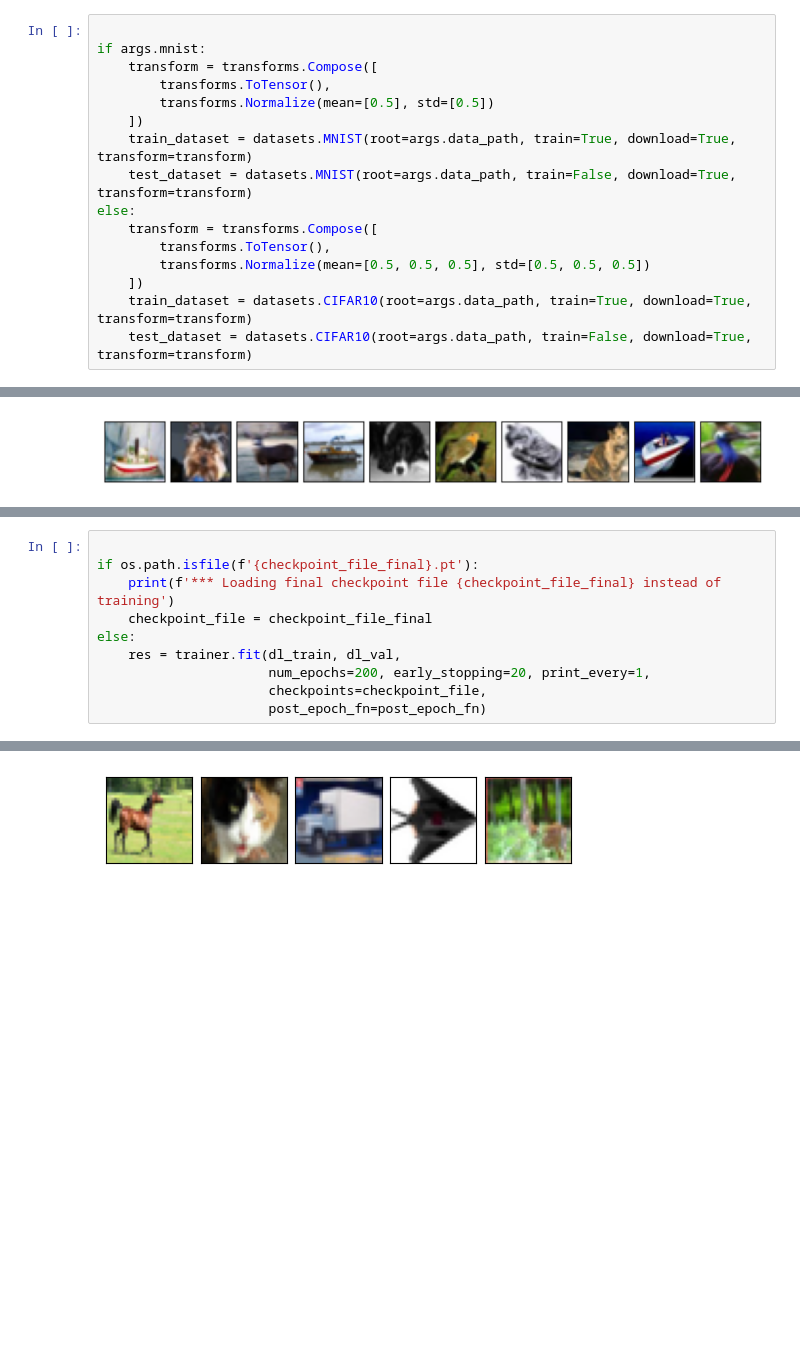
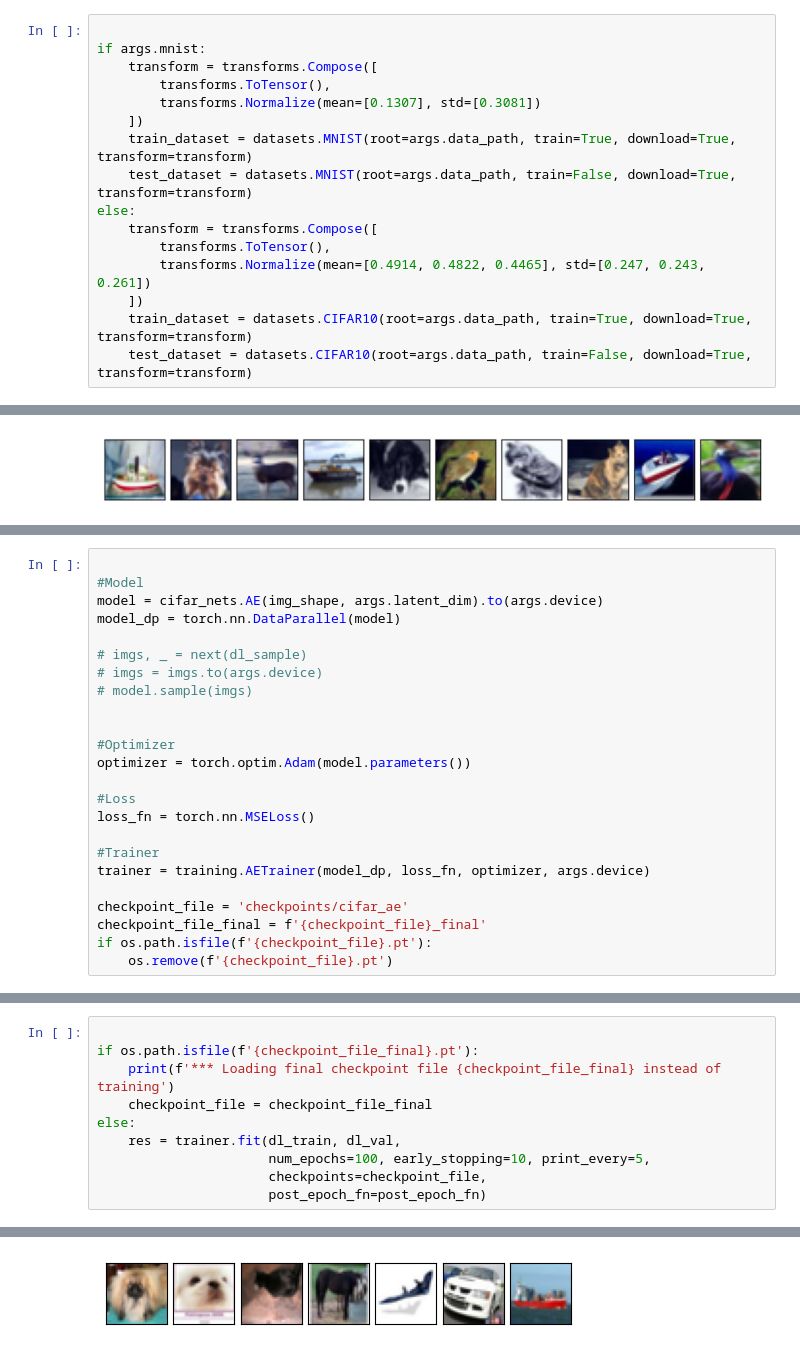
Before and after one commit to matanophir/DL_project, a Jupyter notebook: cifar_1_2_1.ipynb, the cells around one changed output, grey strips where cells are left out. Saved outputs shown, nothing was run; the diff lists cells and outputs as text; blank space fills up the shorter version.

```diff
--- a/cifar_1_2_1.ipynb
+++ b/cifar_1_2_1.ipynb
@@ -38,14 +39,14 @@ freeze_seeds(args.seed)
 if args.mnist:
     transform = transforms.Compose([
         transforms.ToTensor(),
-        transforms.Normalize(mean=[0.5], std=[0.5])
+        transforms.Normalize(mean=[0.1307], std=[0.3081])
     ])
     train_dataset = datasets.MNIST(root=args.data_path, train=True, download=True, transform=transform)
     test_dataset = datasets.MNIST(root=args.data_path, train=False, download=True, transform=transform)
 else:
     transform = transforms.Compose([
         transforms.ToTensor(),
-        transforms.Normalize(mean=[0.5, 0.5, 0.5], std=[0.5, 0.5, 0.5])
+        transforms.Normalize(mean=[0.4914, 0.4822, 0.4465], std=[0.247, 0.243, 0.261])
     ])
     train_dataset = datasets.CIFAR10(root=args.data_path, train=True, download=True, transform=transform)
     test_dataset = datasets.CIFAR10(root=args.data_path, train=False, download=True, transform=transform)
@@ -98,0 +81,24 @@ checkpoint_file_final = f'{checkpoint_file}_final'
+# %%
+
+#Model
+model = cifar_nets.AE(img_shape, args.latent_dim).to(args.device)
+model_dp = torch.nn.DataParallel(model)
+
+# imgs, _ = next(dl_sample)
+# imgs = imgs.to(args.device)
+# model.sample(imgs)
+
+
+#Optimizer
+optimizer = torch.optim.Adam(model.parameters())
+
+#Loss
+loss_fn = torch.nn.MSELoss()
+
+#Trainer
+trainer = training.AETrainer(model_dp, loss_fn, optimizer, args.device)
+
+checkpoint_file = 'checkpoints/cifar_ae'
+checkpoint_file_final = f'{checkpoint_file}_final'
+if os.path.isfile(f'{checkpoint_file}.pt'):
+    os.remove(f'{checkpoint_file}.pt')
@@ -120,7 +145,7 @@ if os.path.isfile(f'{checkpoint_file_final}.pt'):
     checkpoint_file = checkpoint_file_final
 else:
     res = trainer.fit(dl_train, dl_val,
-                      num_epochs=200, early_stopping=20, print_every=1,
+                      num_epochs=100, early_stopping=10, print_every=5,
                       checkpoints=checkpoint_file,
                       post_epoch_fn=post_epoch_fn)
 # %% [output]
@@ -128,3 +152,3 @@ else:
 --- EPOCH 1/200 ---
 *** Saved checkpoint checkpoints/cifar_ae.pt at epoch 1
-[figure, old version]
+[figure, new version]
```
Also changed, not shown: parts of 11 cells of this notebook, 18 other files.
